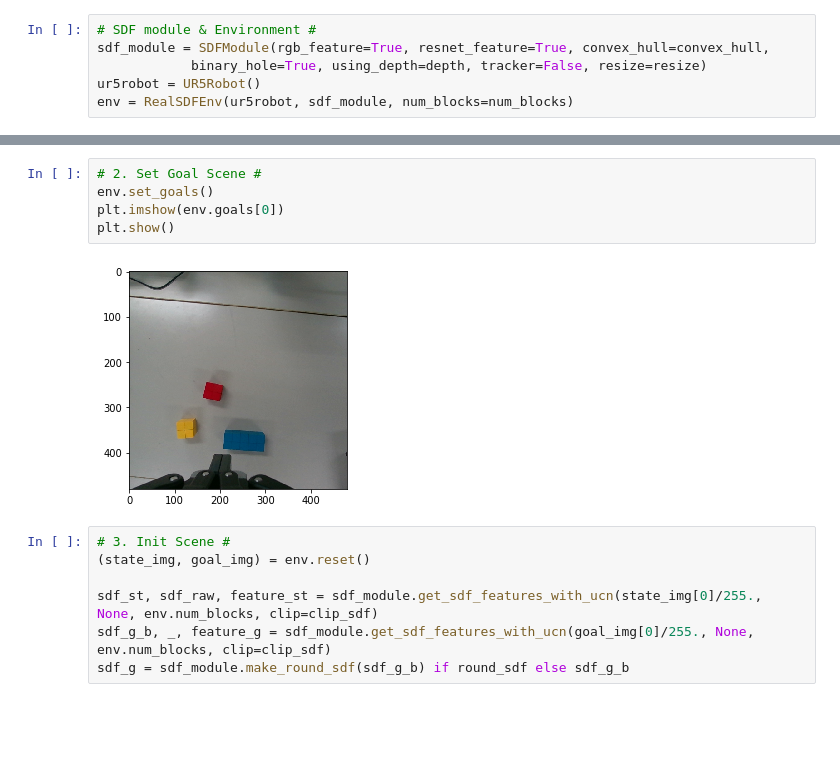
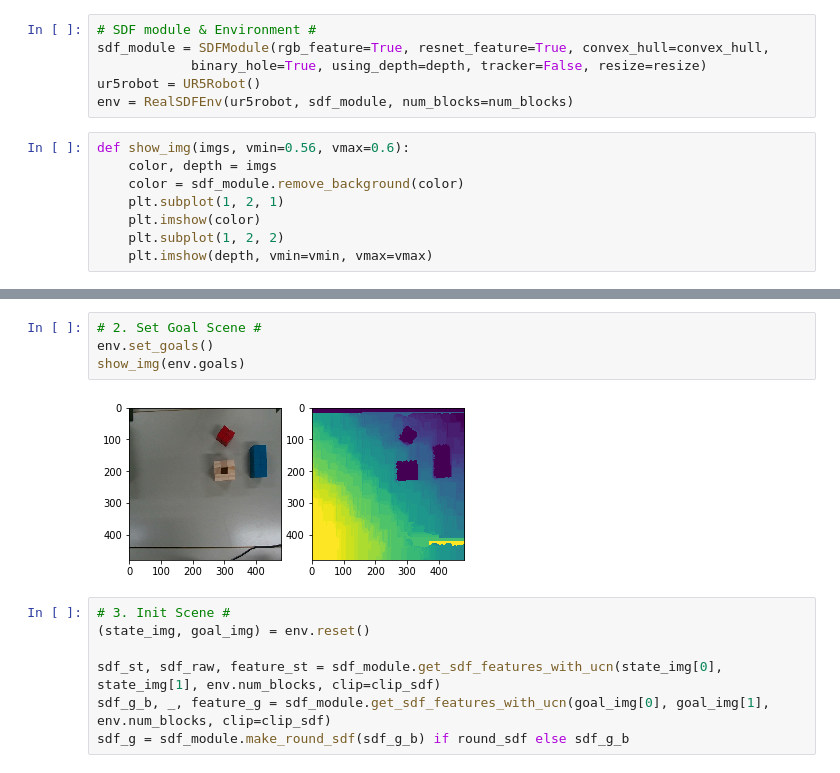
Before and after one commit to hogunkee/ur5_manipulation, a Jupyter notebook: realrobot/test_sdfgcn.ipynb, the cells around one changed output, grey strips where cells are left out. Drawn from its saved outputs; the diff is of its cells as text; blank space fills up the shorter version.

```diff
--- a/realrobot/test_sdfgcn.ipynb
+++ b/realrobot/test_sdfgcn.ipynb
@@ -27,6 +27,14 @@ sdf_module = SDFModule(rgb_feature=True, resnet_feature=True, convex_hull=convex
             binary_hole=True, using_depth=depth, tracker=False, resize=resize)
 ur5robot = UR5Robot()
 env = RealSDFEnv(ur5robot, sdf_module, num_blocks=num_blocks)
+# %%
+def show_img(imgs, vmin=0.56, vmax=0.6):
+    color, depth = imgs
+    color = sdf_module.remove_background(color)
+    plt.subplot(1, 2, 1)
+    plt.imshow(color)
+    plt.subplot(1, 2, 2)
+    plt.imshow(depth, vmin=vmin, vmax=vmax)
 # %%
 # 1. Reset Robot Arm & Set Background Image#
 background_img, _ = env.reset()
@@ -36,14 +48,13 @@ sdf_module.set_background(background_img[1])
 # %%
 # 2. Set Goal Scene #
 env.set_goals()
-plt.imshow(env.goals[0])
-plt.show()
+show_img(env.goals)
 # %% [output]
-[figure, old version]
+[figure, new version]
 # %%
 # 3. Init Scene #
 (state_img, goal_img) = env.reset()
 
-sdf_st, sdf_raw, feature_st = sdf_module.get_sdf_features_with_ucn(state_img[0]/255., None, env.num_blocks, clip=clip_sdf)
-sdf_g_b, _, feature_g = sdf_module.get_sdf_features_with_ucn(goal_img[0]/255., None, env.num_blocks, clip=clip_sdf)
+sdf_st, sdf_raw, feature_st = sdf_module.get_sdf_features_with_ucn(state_img[0], state_img[1], env.num_blocks, clip=clip_sdf)
+sdf_g_b, _, feature_g = sdf_module.get_sdf_features_with_ucn(goal_img[0], goal_img[1], env.num_blocks, clip=clip_sdf)
 sdf_g = sdf_module.make_round_sdf(sdf_g_b) if round_sdf else sdf_g_b
```
Also changed, not shown: parts of 16 cells of this notebook, 9 other files.
